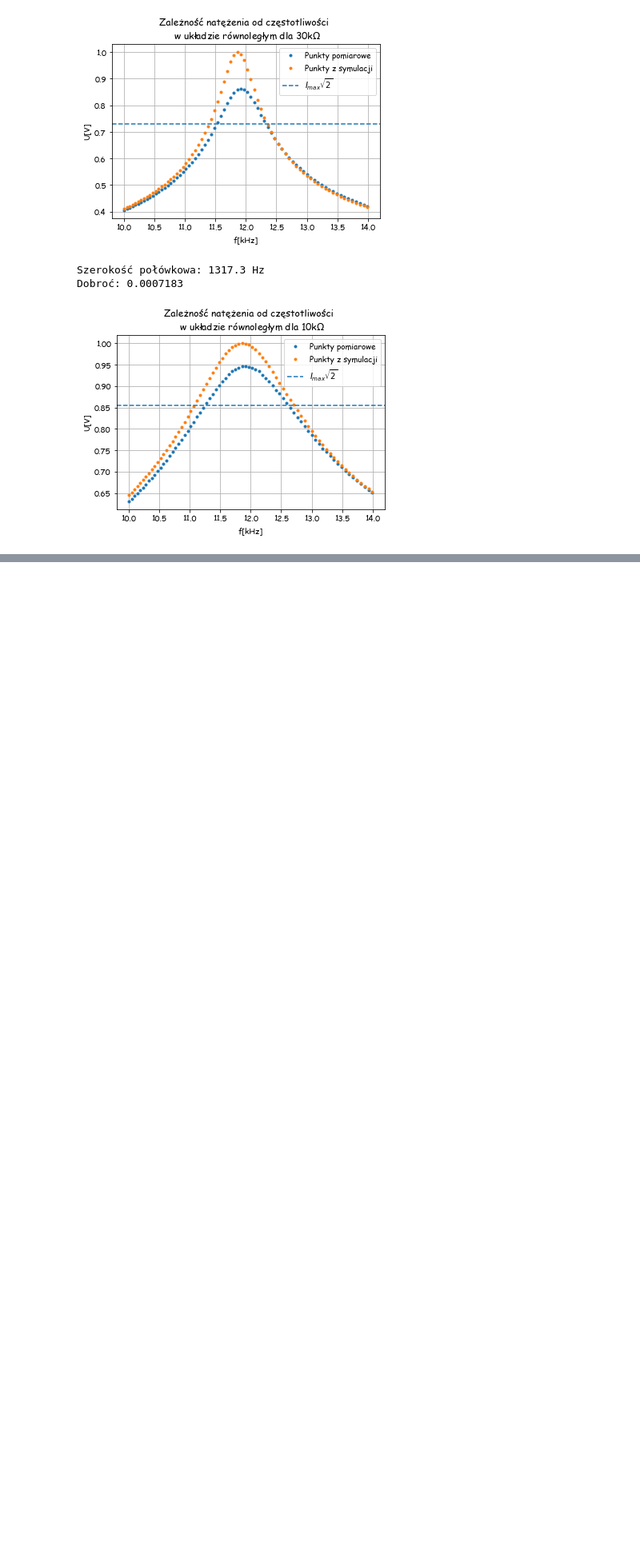
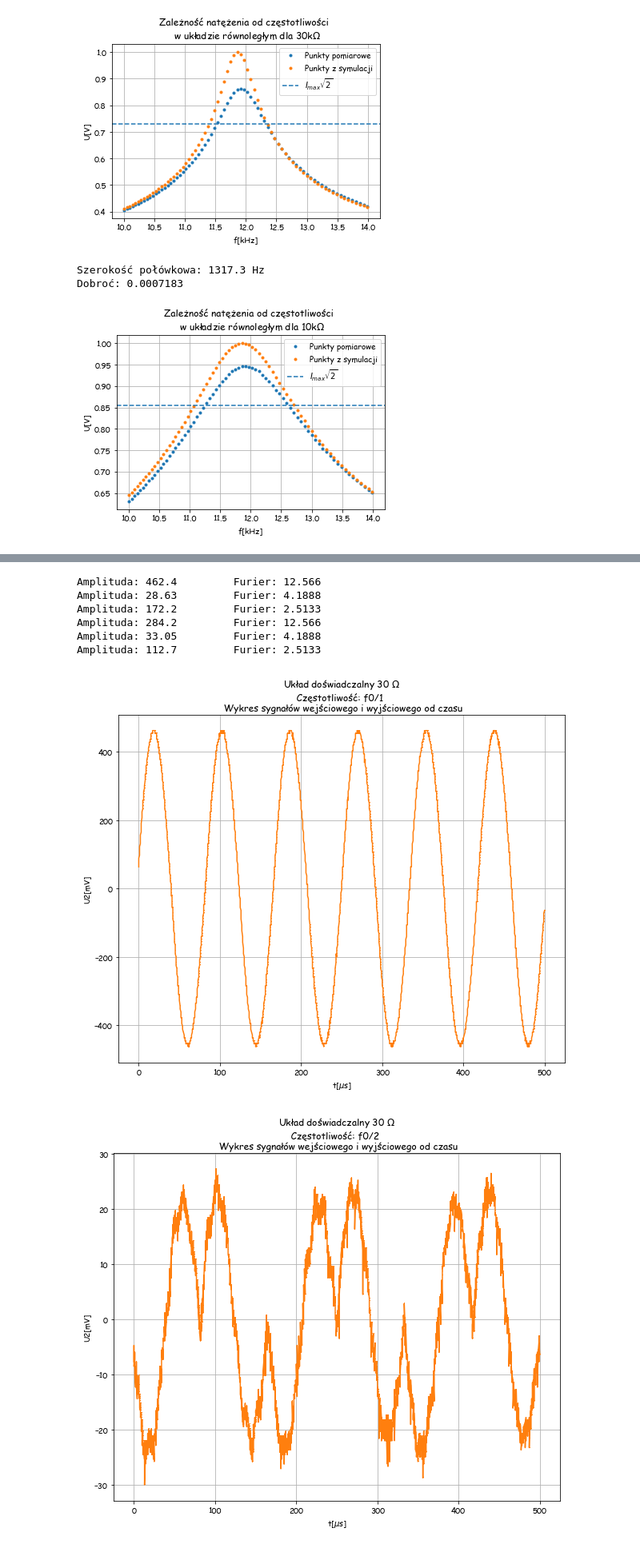
Before and after one commit to MarikinPaulina/EwEF, a Jupyter notebook: 02-Waleczny_Wrobel/Waleczny_wrobel.ipynb, the cells around one changed output, grey strips where cells are left out. Shown at 80% size. Cells and saved outputs as stored; diff of their text form; code cells hidden in the pictures; blank space fills up the shorter version.

```diff
--- a/02-Waleczny_Wrobel/Waleczny_wrobel.ipynb
+++ b/02-Waleczny_Wrobel/Waleczny_wrobel.ipynb
@@ -187,0 +199,28 @@ plt.grid()
+# %%
+for R in [30,33]:
+    for i in [1,2,3]:
+        Osci = pd.read_csv(f"./Dane/OsciElvis{R}_{i}.txt",sep=r'\s*', skiprows=5, header=None, parse_dates=[[0,1],[3,4]])
+        Osci.columns = ["time0","time1","y0",'y1']
+        Osci['y0'] = pd.to_numeric(Osci['y0'].str.replace(',','.'))*1e3 #w mV
+        Osci['y1'] = pd.to_numeric(Osci['y1'].str.replace(',','.'))*1e3 #w mV
+        f = float(F_0_33['Elv_Freq(Hz)'])/i
+
+        plt.figure(figsize=(10,8))
+        plt.plot((Osci['time1']-Osci['time1'].iloc[0])/1e3,Osci['y1'],',-C1',label='$U_2$')
+        plt.grid()
+        plt.title(f"Układ doświadczalny {R} $\Omega$ \n Częstotliwość: f0/{i}  \n Wykres sygnałów wejściowego i wyjściowego od czasu")
+        plt.xlabel(r"t[$\mu $s]")
+        plt.ylabel("U2[mV]")
+        plt.savefig(f'Osci{R}_{i}')
+
+        amplituda = (max(Osci['y1'])-min(Osci['y1']))/2
+        print(f"Amplituda: {amplituda:.4} \t Furier: {furier_pros(1,i):.5}")
+# %% [output]
+Amplituda: 462.4         Furier: 12.566
+Amplituda: 28.63         Furier: 4.1888
+Amplituda: 172.2         Furier: 2.5133
+Amplituda: 284.2         Furier: 12.566
+Amplituda: 33.05         Furier: 4.1888
+Amplituda: 112.7         Furier: 2.5133
+[figure, added]
+[figure, added]
```
Also changed, not shown: parts of 12 cells of this notebook, 10 other files.
